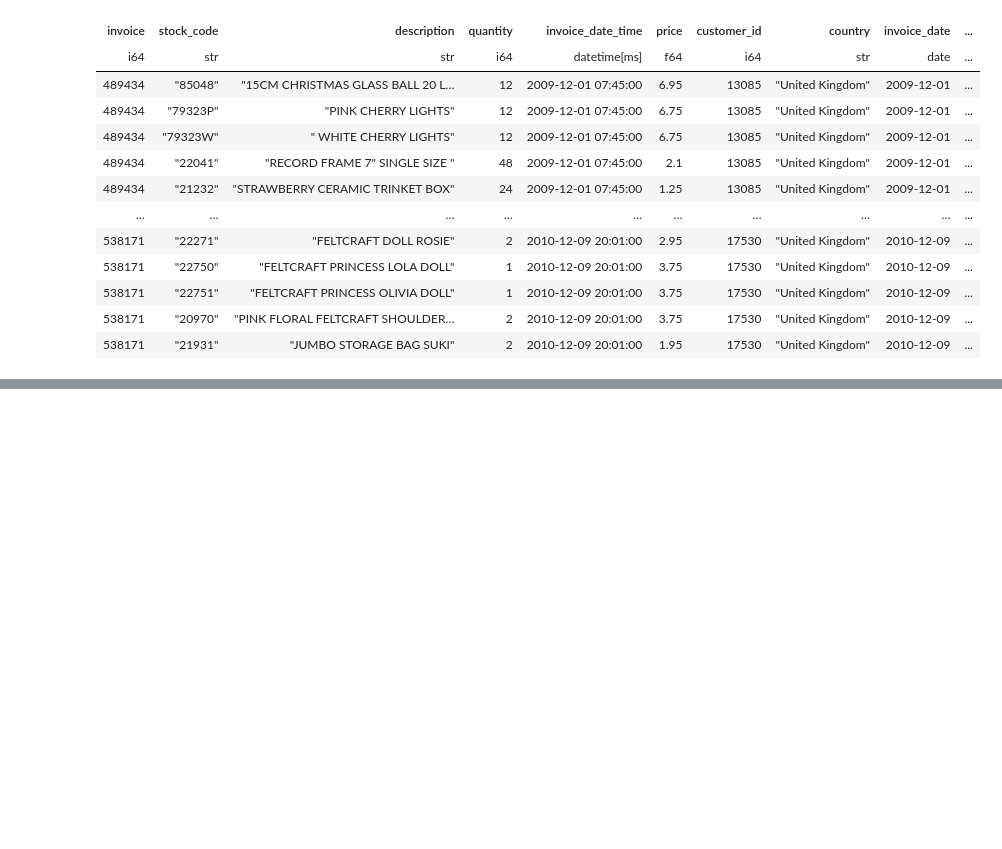
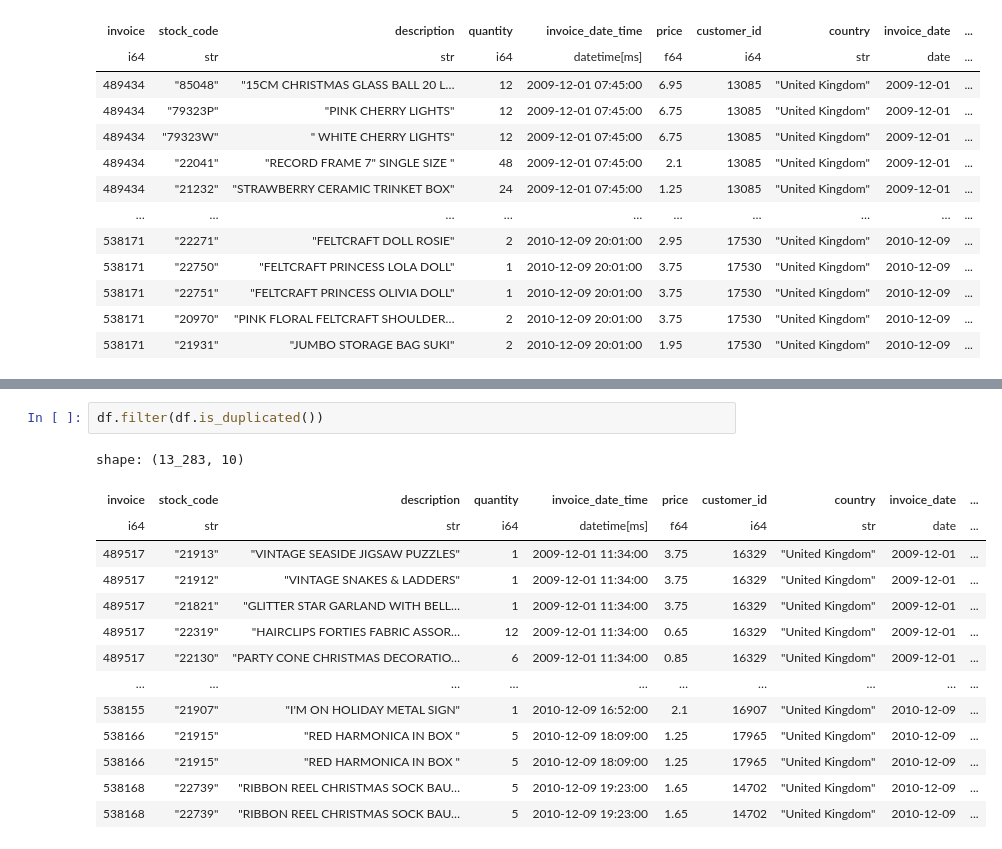
Before and after one commit to khanim-abdullayeva/Customer-Segmentation-and-Recommendation-System, a Jupyter notebook: notebook/01_data_exploration.ipynb, the cells around one changed output, grey strips where cells are left out. Saved outputs shown, nothing was run; the diff lists cells and outputs as text; blank space fills up the shorter version.

```diff
--- a/notebook/01_data_exploration.ipynb
+++ b/notebook/01_data_exploration.ipynb
@@ -94,0 +112,17 @@ shape: (525_461, 10)
+# %%
+df.filter(df.is_duplicated())
+# %% [output]
+shape: (13_283, 10)
+| invoice | stock_code | description | quantity | invoice_date_time | price | customer_id | country | invoice_date | ... |
+| i64 | str | str | i64 | datetime[ms] | f64 | i64 | str | date | ... |
+| 489517 | "21913" | "VINTAGE SEASIDE JIGSAW PUZZLES" | 1 | 2009-12-01 11:34:00 | 3.75 | 16329 | "United Kingdom" | 2009-12-01 | ... |
+| 489517 | "21912" | "VINTAGE SNAKES & LADDERS" | 1 | 2009-12-01 11:34:00 | 3.75 | 16329 | "United Kingdom" | 2009-12-01 | ... |
+| 489517 | "21821" | "GLITTER STAR GARLAND WITH BELL… | 1 | 2009-12-01 11:34:00 | 3.75 | 16329 | "United Kingdom" | 2009-12-01 | ... |
+| 489517 | "22319" | "HAIRCLIPS FORTIES FABRIC ASSOR… | 12 | 2009-12-01 11:34:00 | 0.65 | 16329 | "United Kingdom" | 2009-12-01 | ... |
+| 489517 | "22130" | "PARTY CONE CHRISTMAS DECORATIO… | 6 | 2009-12-01 11:34:00 | 0.85 | 16329 | "United Kingdom" | 2009-12-01 | ... |
+| … | … | … | … | … | … | … | … | … | ... |
+| 538155 | "21907" | "I'M ON HOLIDAY METAL SIGN" | 1 | 2010-12-09 16:52:00 | 2.1 | 16907 | "United Kingdom" | 2010-12-09 | ... |
+| 538166 | "21915" | "RED HARMONICA IN BOX " | 5 | 2010-12-09 18:09:00 | 1.25 | 17965 | "United Kingdom" | 2010-12-09 | ... |
+| 538166 | "21915" | "RED HARMONICA IN BOX " | 5 | 2010-12-09 18:09:00 | 1.25 | 17965 | "United Kingdom" | 2010-12-09 | ... |
+| 538168 | "22739" | "RIBBON REEL CHRISTMAS SOCK BAU… | 5 | 2010-12-09 19:23:00 | 1.65 | 14702 | "United Kingdom" | 2010-12-09 | ... |
+| 538168 | "22739" | "RIBBON REEL CHRISTMAS SOCK BAU… | 5 | 2010-12-09 19:23:00 | 1.65 | 14702 | "United Kingdom" | 2010-12-09 | ... |
```
Also changed, not shown: parts of 1 cell of this notebook.
